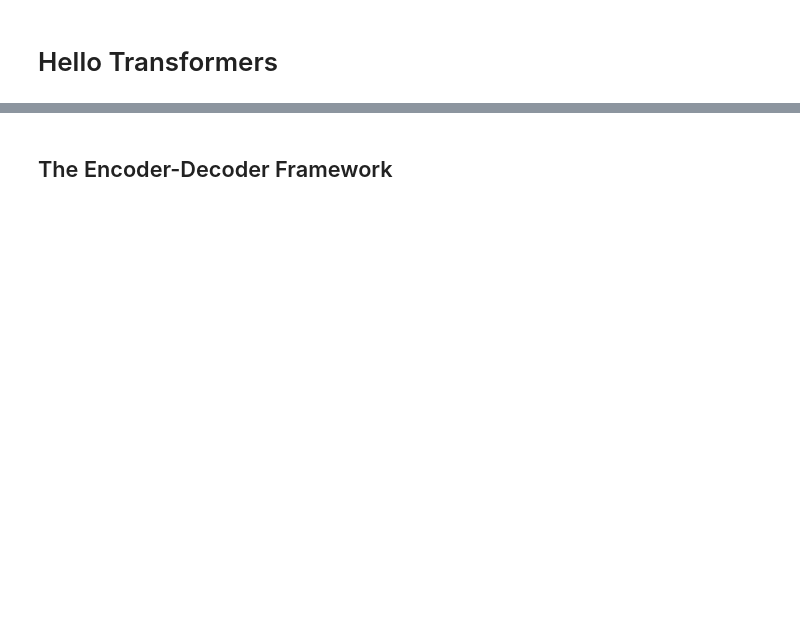
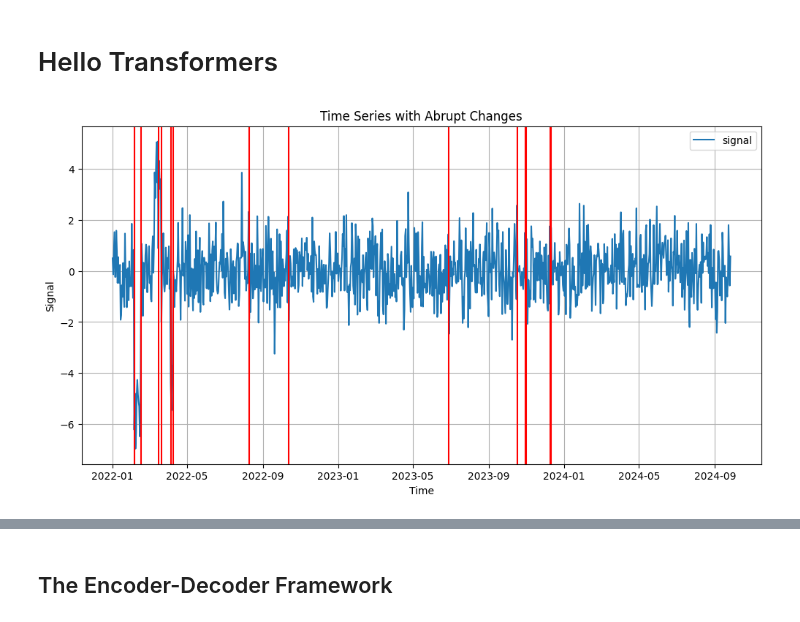
Before and after one commit to abeliansw/notebooks, a Jupyter notebook: 01_introduction_1.ipynb, the cells around one changed output, grey strips where cells are left out. Cells and saved outputs as stored; diff of their text form; code cells hidden in the pictures; blank space fills up the shorter version.

```diff
--- a/01_introduction_1.ipynb
+++ b/01_introduction_1.ipynb
@@ -24,5 +116,28 @@ setup_chapter()
 # %% [markdown]
 # Hello Transformers
+# %%
+# Detect abrupt changes
+abrupt_changes = detect_abrupt_changes(signal, 0.3, 10)
+abrupt_changes = abrupt_changes.astype(int)
+
+# Plot the time series
+fig, ax = plt.subplots(figsize=(12, 6))
+ax.plot(signal, label='signal')
+
+# Plot the abrupt changes
+for i in signal.index[abrupt_changes == 1]:
+    ax.axvline(i, color='r')
+
+# Add labels, grid, and legend
+ax.set_xlabel('Time')
+ax.set_ylabel('Signal')
+ax.set_title('Time Series with Abrupt Changes')
+ax.legend()
+ax.grid(True)
+
+# Show the p
+# %% [output]
+[figure, added]
 # %% [markdown]
 <img alt="transformer-timeline" caption="The transformers timeline" src="https://github.com/abeliansw/notebooks/blob/main/images/chapter01_timeline.png?raw=1" id="transformer-timeline"/>
 # %% [markdown]
```
Also changed, not shown: parts of 6 cells of this notebook.
